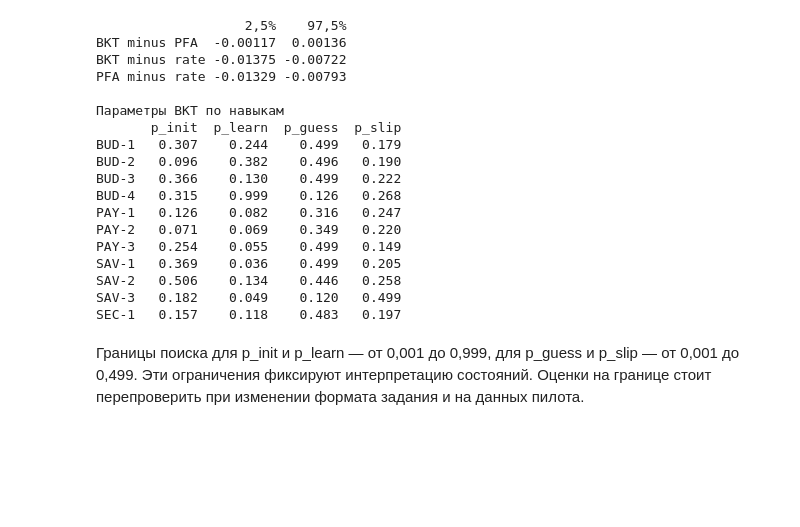
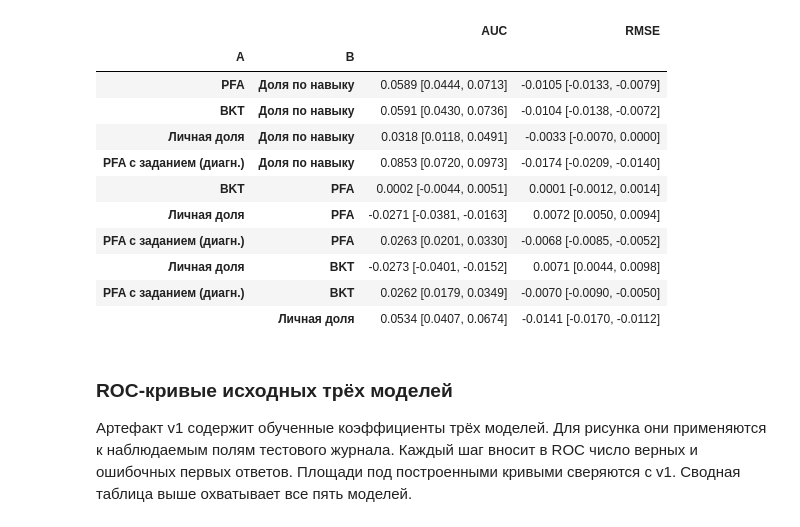
Before and after one commit to FrogFromTheSwamp/finny, a Jupyter notebook: ml/notebooks/03_knowledge_tracing.ipynb, the cells around one changed output. Drawn from its saved outputs; the diff is of its cells as text; code cells hidden in the pictures; blank space fills up the shorter version.

```diff
--- a/ml/notebooks/03_knowledge_tracing.ipynb
+++ b/ml/notebooks/03_knowledge_tracing.ipynb
@@ -65,12 +104,17 @@ SEC-1     197    57       0.5   0.5040   0.5281     0.4839    0.4837    0.4851
 # %%
-fig, ax = plt.subplots(figsize=(8, 4.5))
-for m, color, marker in [("rate", "#747b83", "s"), ("PFA", "#216881", "o"), ("BKT", "#b55224", "x")]:
-    ax.scatter(skills[f"RMSE {m}"], skills.index, label={"rate": "Доля верных"}.get(m, m),
-               marker=marker, s=45, color=color)
-ax.set_xlabel("RMSE на первых ответах (меньше — лучше)")
-ax.set_ylabel("Навык")
-ax.legend()
-ax.grid(axis="x", alpha=0.2)
-fig.tight_layout()
-plt.show()
+labels = {"rate": "Доля по навыку", "personal": "Личная доля", "PFA": "PFA",
+          "task_diagnostic": "PFA с заданием (диагн.)", "BKT": "BKT"}
+
+
+def with_ci(value: float, bounds: list, digits: int = 4) -> str:
+    low, high = bounds
+    return f"{value:.{digits}f} [{low:.{digits}f}, {high:.{digits}f}]"
+
+
+def metrics_ci(row: dict) -> dict:
+    return {m: with_ci(row[m]["estimate"], row[m]["ci95"]) for m in ("AUC", "RMSE")}
+
+
+display(pd.DataFrame([{"Модель": title, **metrics_ci(v3["metrics"][key])}
+                      for key, title in labels.items()]).set_index("Модель"))
 # %% [output]
@@ -84,26 +132,20 @@ plt.show()
 # %%
-ci = pd.DataFrame.from_dict(result["paired_rmse_ci95"], orient="index", columns=["2,5%", "97,5%"])
-print(ci.round(5).to_string())
-print("\nПараметры BKT по навыкам")
-print(pd.DataFrame({s: v["BKT"] for s, v in result["models"].items()}).T.round(3).to_string())
+display(pd.DataFrame([{"A": labels[row["A"]], "B": labels[row["B"]], **metrics_ci(row)}
+                      for row in v3["differences"]]).set_index(["A", "B"]))
 # %% [output]
-                   2,5%    97,5%
-BKT minus PFA  -0.00117  0.00136
-BKT minus rate -0.01375 -0.00722
-PFA minus rate -0.01329 -0.00793
-
-Параметры BKT по навыкам
-       p_init  p_learn  p_guess  p_slip
-BUD-1   0.307    0.244    0.499   0.179
-BUD-2   0.096    0.382    0.496   0.190
-BUD-3   0.366    0.130    0.499   0.222
-BUD-4   0.315    0.999    0.126   0.268
-PAY-1   0.126    0.082    0.316   0.247
-PAY-2   0.071    0.069    0.349   0.220
-PAY-3   0.254    0.055    0.499   0.149
-SAV-1   0.369    0.036    0.499   0.205
-SAV-2   0.506    0.134    0.446   0.258
-SAV-3   0.182    0.049    0.120   0.499
-SEC-1   0.157    0.118    0.483   0.197
+|  |  | AUC | RMSE |
+| A | B |  |  |
+| PFA | Доля по навыку | 0.0589 [0.0444, 0.0713] | -0.0105 [-0.0133, -0.0079] |
+| BKT | Доля по навыку | 0.0591 [0.0430, 0.0736] | -0.0104 [-0.0138, -0.0072] |
+| Личная доля | Доля по навыку | 0.0318 [0.0118, 0.0491] | -0.0033 [-0.0070, 0.0000] |
+| PFA с заданием (диагн.) | Доля по навыку | 0.0853 [0.0720, 0.0973] | -0.0174 [-0.0209, -0.0140] |
+| BKT | PFA | 0.0002 [-0.0044, 0.0051] | 0.0001 [-0.0012, 0.0014] |
+| Личная доля | PFA | -0.0271 [-0.0381, -0.0163] | 0.0072 [0.0050, 0.0094] |
+| PFA с заданием (диагн.) | PFA | 0.0263 [0.0201, 0.0330] | -0.0068 [-0.0085, -0.0052] |
+| Личная доля | BKT | -0.0273 [-0.0401, -0.0152] | 0.0071 [0.0044, 0.0098] |
+| PFA с заданием (диагн.) | BKT | 0.0262 [0.0179, 0.0349] | -0.0070 [-0.0090, -0.0050] |
+|  | Личная доля | 0.0534 [0.0407, 0.0674] | -0.0141 [-0.0170, -0.0112] |
 # %% [markdown]
-Границы поиска для p_init и p_learn — от 0,001 до 0,999, для p_guess и p_slip — от 0,001 до 0,499. Эти ограничения фиксируют интерпретацию состояний. Оценки на границе стоит перепроверить при изменении формата задания и на данных пилота.
+### ROC-кривые исходных трёх моделей
+
+Артефакт v1 содержит обученные коэффициенты трёх моделей. Для рисунка они применяются к наблюдаемым полям тестового журнала. Каждый шаг вносит в ROC число верных и ошибочных первых ответов. Площади под построенными кривыми сверяются с v1. Сводная таблица выше охватывает все пять моделей.
```
Also changed, not shown: parts of 29 cells of this notebook, 1 other file.
